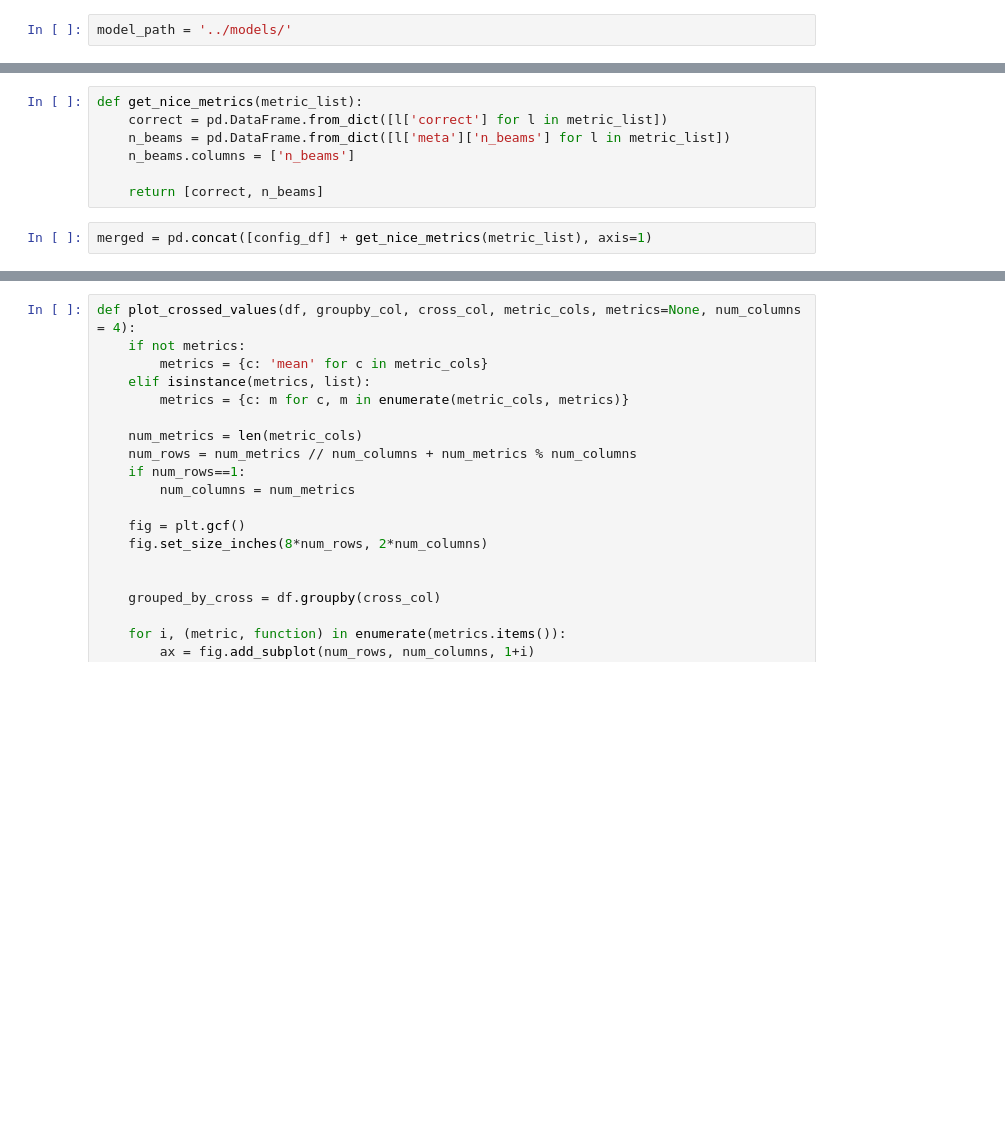
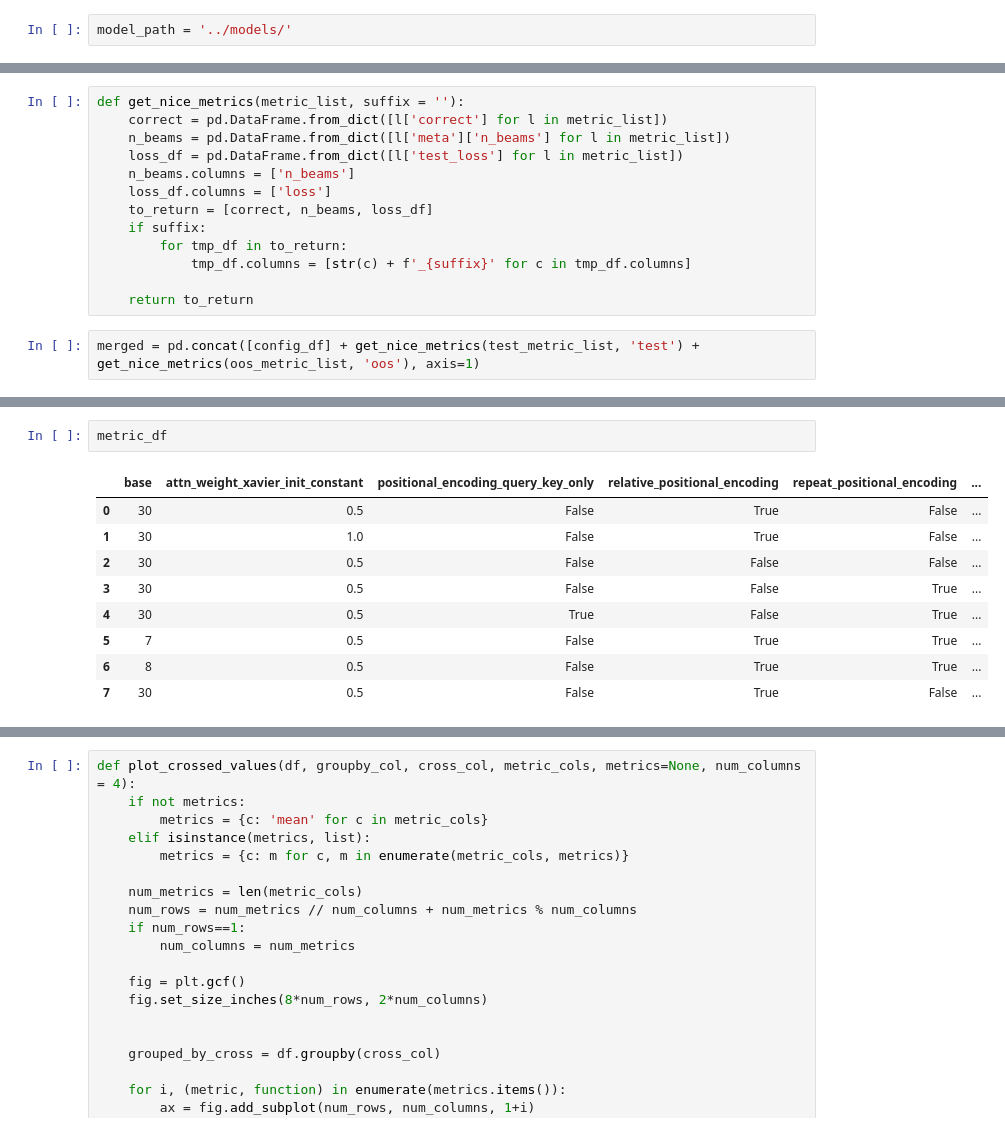
Before and after one commit to sims-s/neural-math, a Jupyter notebook: notebooks/ExamineExperiments.ipynb, the cells around one changed output, grey strips where cells are left out. Drawn from its saved outputs; the diff is of its cells as text; blank space fills up the shorter version.

```diff
--- a/notebooks/ExamineExperiments.ipynb
+++ b/notebooks/ExamineExperiments.ipynb
@@ -68,9 +99,15 @@ config_df
 # %%
-def get_nice_metrics(metric_list):
+def get_nice_metrics(metric_list, suffix = ''):
     correct = pd.DataFrame.from_dict([l['correct'] for l in metric_list])
     n_beams = pd.DataFrame.from_dict([l['meta']['n_beams'] for l in metric_list])
+    loss_df = pd.DataFrame.from_dict([l['test_loss'] for l in metric_list])
     n_beams.columns = ['n_beams']
+    loss_df.columns = ['loss']
+    to_return = [correct, n_beams, loss_df]
+    if suffix:
+        for tmp_df in to_return:
+            tmp_df.columns = [str(c) + f'_{suffix}' for c in tmp_df.columns]
 
-    return [correct, n_beams]
+    return to_return
 # %%
-merged = pd.concat([config_df] + get_nice_metrics(metric_list), axis=1)
+merged = pd.concat([config_df] + get_nice_metrics(test_metric_list, 'test') + get_nice_metrics(oos_metric_list, 'oos'), axis=1)
@@ -107,0 +151,12 @@ def plot_single_value(df, groupby_col, metric_cols, metrics=None, num_columns =
+# %%
+metric_df
+# %% [output]
+|  | base | attn_weight_xavier_init_constant | positional_encoding_query_key_only | relative_positional_encoding | repeat_positional_encoding | ... |
+| 0 | 30 | 0.5 | False | True | False | ... |
+| 1 | 30 | 1.0 | False | True | False | ... |
+| 2 | 30 | 0.5 | False | False | False | ... |
+| 3 | 30 | 0.5 | False | False | True | ... |
+| 4 | 30 | 0.5 | True | False | True | ... |
+| 5 | 7 | 0.5 | False | True | True | ... |
+| 6 | 8 | 0.5 | False | True | True | ... |
+| 7 | 30 | 0.5 | False | True | False | ... |
```
Also changed, not shown: parts of 31 cells of this notebook, 29 other files.
